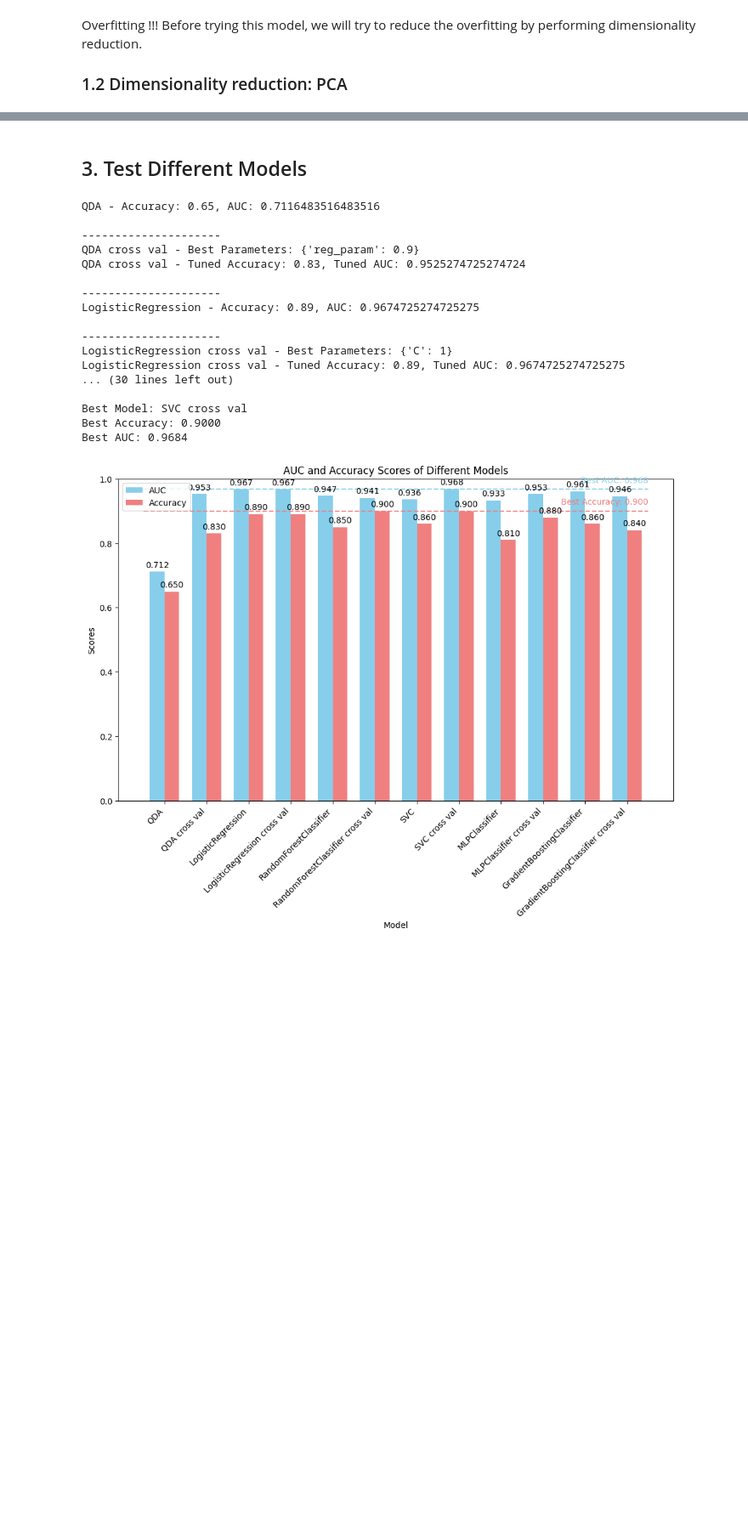
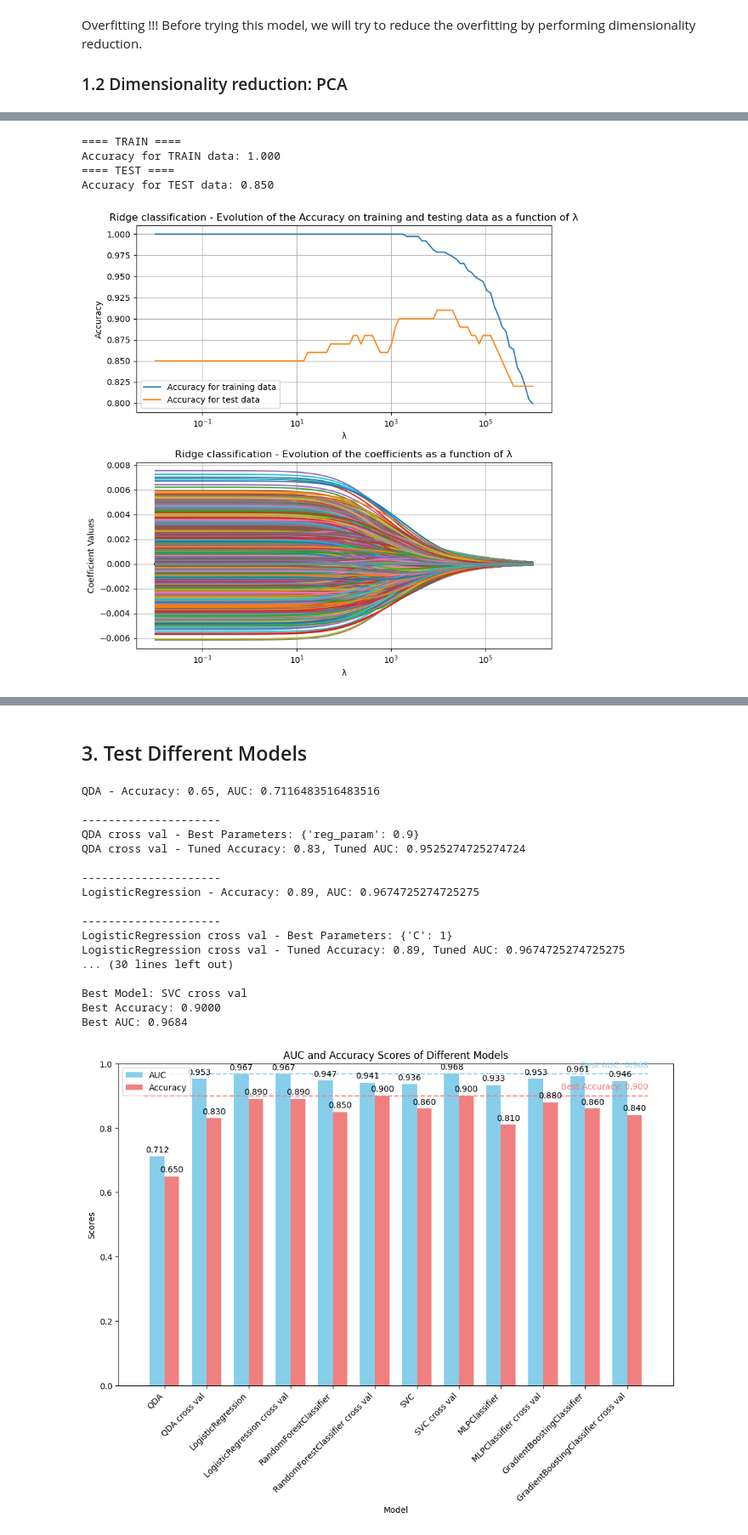
Before and after one commit to odd2022/El-Nino, a Jupyter notebook: 1_month_prediction.ipynb, the cells around one changed output, grey strips where cells are left out. Shown at 85% size. Cells and saved outputs as stored; diff of their text form; code cells hidden in the pictures; blank space fills up the shorter version.

Commit message:
Lasso and Ridge

```diff
--- a/1_month_prediction.ipynb
+++ b/1_month_prediction.ipynb
@@ -208,0 +213,80 @@ Test auc with the best p: 0.95
+# %%
+# Take our data without the PCA dimensionality reduction
+X_train, X_test, y_train, y_test = useful_functions.split_scale_data(X, y, RANDOM_SPLIT = False, train_size = 374, verbose = False)
+# %%
+# Define the classifier
+ridge = RidgeClassifier(alpha=1.0) # Default hyperparameter
+
+# Fit
+ridge.fit(X_train, y_train)
+
+# Predict
+y_train_pred_ridge = ridge.predict(X_train)
+y_test_pred_ridge = ridge.predict(X_test)
+
+# Print the results
+print("==== TRAIN ====")
+print(f"Accuracy for TRAIN data: {ridge.score(X_train, y_train):.3f}")
+print("==== TEST ====")
+print(f"Accuracy for TEST data: {ridge.score(X_test, y_test):.3f}")
+# %% [output]
+==== TRAIN ====
+Accuracy for TRAIN data: 1.000
+==== TEST ====
+Accuracy for TEST data: 0.850
+# %%
+# Prepare the lambda values
+lambda_values = np.logspace(-2, 6, 100)
+
+# Initialisation of the lists that will contain the accuracies and the coefficients
+accuracy_train_list = []
+accuracy_test_list = []
+coefficients = []
+
+for i in range(len(lambda_values)):
+    # Define the classifier
+    ridge = RidgeClassifier(alpha=lambda_values[i])
+
+    # Fit
+    ridge.fit(X_train, y_train)
+
+    # Predict
+    y_train_pred = ridge.predict(X_train)
+    y_test_pred = ridge.predict(X_test)
+
+    # Computation of the accuracy for train and test
+    accuracy_train_ridge = ridge.score(X_train, y_train)
+    accuracy_test_ridge = ridge.score(X_test, y_test)
+
+
+    # Add the values to the accuracy lists
+    accuracy_train_list.append(accuracy_train_ridge)
+    accuracy_test_list.append(accuracy_test_ridge)
+
+    # Store the coefficients
+    coefficients.append(ridge.coef_)
+
+coefficients = np.array(coefficients)
+
+# Plot the results
+plt.figure(figsize=(8,8))
+plt.subplot(2,1,1)
+
+plt.semilogx(lambda_values, accuracy_train_list, label="Accuracy for training data")
+plt.semilogx(lambda_values, accuracy_test_list, label="Accuracy for test data")
+plt.legend()
+plt.xlabel('λ')
+plt.ylabel('Accuracy')
+plt.title('Ridge classification - Evolution of the Accuracy on training and testing data as a function of λ')
+plt.grid()
+
+plt.subplot(2,1,2)
+plt.semilogx(lambda_values, coefficients[:, 0])
+plt.xlabel('λ')
+plt.ylabel('Coefficient Values')
+plt.grid()
+plt.title('Ridge classification - Evolution of the coefficients as a function of λ')
+
+plt.tight_layout()
+# %% [output]
+[figure, added]
```
Also changed, not shown: parts of 15 cells of this notebook.
